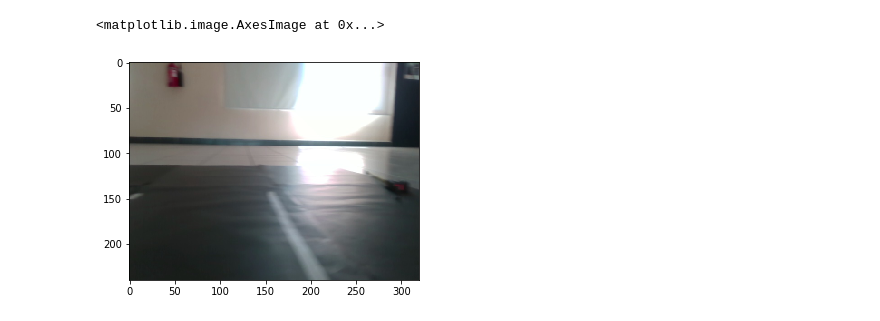
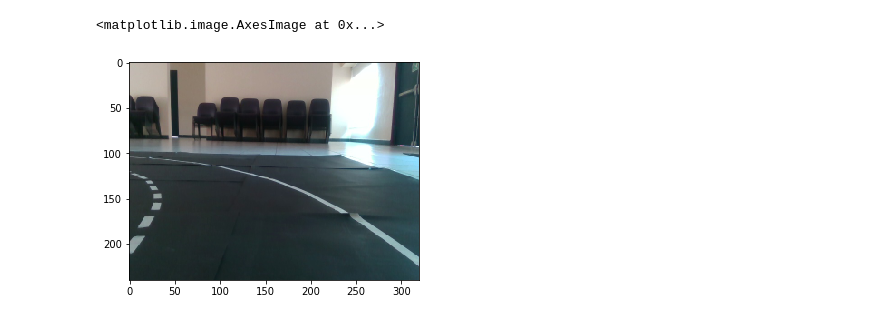
Before and after one commit to arzola91/Lane_detection, a Jupyter notebook: Python/Image_processing.ipynb, the cells around one changed output. Saved outputs shown, nothing was run; the diff lists cells and outputs as text; code cells hidden in the pictures.

```diff
--- a/Python/Image_processing.ipynb
+++ b/Python/Image_processing.ipynb
@@ -9,8 +20,11 @@ Que pedo muchachos
 # %%
 state = 1
-cv_image = plt.imread('BE_Lane_data/Auditorio/left0060.jpg')   #En el V.E. se obtendrán imagenes de 320x240 para tener un
-cv_image = cv2.resize(cv_image, (320,240))                 #procesamiento más rápido
+cv_image = plt.imread('BE_Lane_data/Auditorio/left0007.jpg')
+#cv_image = plt.imread('BE_Lane_data/center.jpg')    #CALIBRACION
+#En el V.E. se obtendrán imagenes de 320x240 para tener un
+#procesamiento más rápido
+cv_image = cv2.resize(cv_image, (320,240))
 plt.imshow(cv_image)
 # %% [output]
 <matplotlib.image.AxesImage at 0x...>
-[figure, old version]
+[figure, new version]
```
Also changed, not shown: parts of 25 cells of this notebook, 2 other files.
